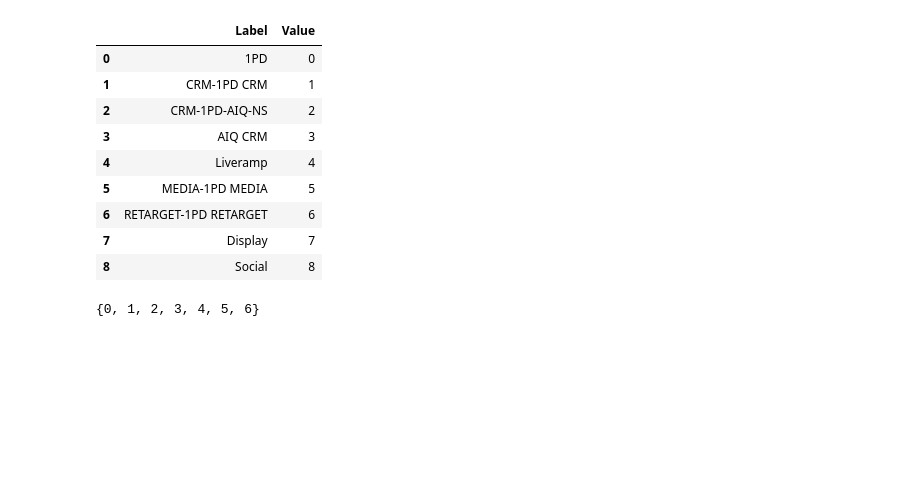
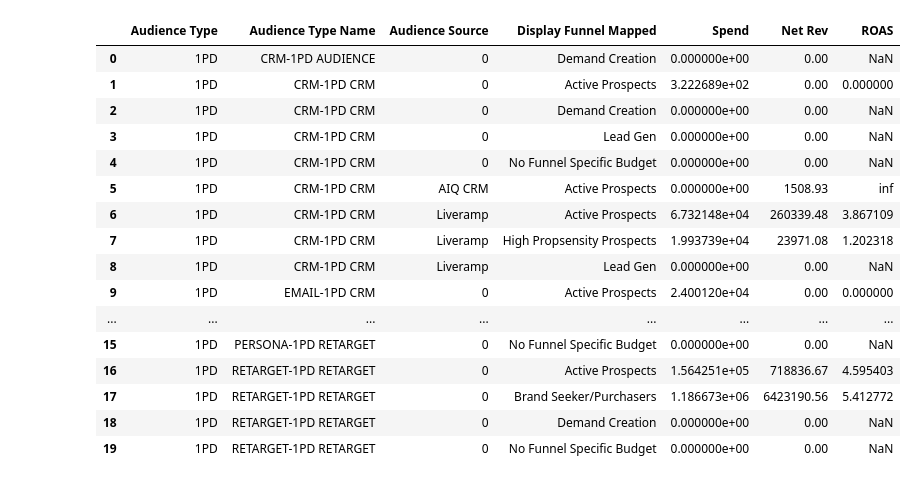
Before and after one commit to 0xrsfagundes/File-Manipulation, a Jupyter notebook: AIQ BVA/Sankey Diagram - AIQ Value.ipynb, the cells around one changed output. Drawn from its saved outputs; the diff is of its cells as text; code cells hidden in the pictures; blank space fills up the shorter version.

```diff
--- a/AIQ BVA/Sankey Diagram - AIQ Value.ipynb
+++ b/AIQ BVA/Sankey Diagram - AIQ Value.ipynb
@@ -34,7 +34,7 @@ folder_path = r'C:\Users\Rafael_Fagundes\Downloads\compiled_data.csv'
 
 df = pd.read_csv(folder_path, encoding='utf-8')
 
-df = df[(df['BU'] == 'B2B')
+df = df[(df['BU'] == 'CSB')
             & (df['Fiscal Quarter'] == '2024-Q3')
             & (df['Country_x'] == 'United States')
             & (df['Audience Type'] == '1PD')]
@@ -174,20 +174,25 @@ fig.update_layout(title_text='title')
 fig.show()
 # %% [output]
 [interactive output not drawn]
-# %%
-mapping_df
-# %% [output]
-|  | Label | Value |
-| 0 | 1PD | 0 |
-| 1 | CRM-1PD CRM | 1 |
-| 2 | CRM-1PD-AIQ-NS | 2 |
-| 3 | AIQ CRM | 3 |
-| 4 | Liveramp | 4 |
-| 5 | MEDIA-1PD MEDIA | 5 |
-| 6 | RETARGET-1PD RETARGET | 6 |
-| 7 | Display | 7 |
-| 8 | Social | 8 |
-# %%
-set(source)
-# %% [output]
-{0, 1, 2, 3, 4, 5, 6}
+# %%
+details = df.groupby(['Audience Type', 'Audience Type Name', 'Audience Source','Display Funnel Mapped'])[['Spend','Net Rev']].sum().reset_index()
+details['ROAS'] = details['Net Rev'] / details['Spend']
+details
+# %% [output]
+|  | Audience Type | Audience Type Name | Audience Source | Display Funnel Mapped | Spend | Net Rev | ROAS |
+| 0 | 1PD | CRM-1PD AUDIENCE | 0 | Demand Creation | 0.000000e+00 | 0.00 | NaN |
+| 1 | 1PD | CRM-1PD CRM | 0 | Active Prospects | 3.222689e+02 | 0.00 | 0.000000 |
+| 2 | 1PD | CRM-1PD CRM | 0 | Demand Creation | 0.000000e+00 | 0.00 | NaN |
+| 3 | 1PD | CRM-1PD CRM | 0 | Lead Gen | 0.000000e+00 | 0.00 | NaN |
+| 4 | 1PD | CRM-1PD CRM | 0 | No Funnel Specific Budget | 0.000000e+00 | 0.00 | NaN |
+| 5 | 1PD | CRM-1PD CRM | AIQ CRM | Active Prospects | 0.000000e+00 | 1508.93 | inf |
+| 6 | 1PD | CRM-1PD CRM | Liveramp | Active Prospects | 6.732148e+04 | 260339.48 | 3.867109 |
+| 7 | 1PD | CRM-1PD CRM | Liveramp | High Propsensity Prospects | 1.993739e+04 | 23971.08 | 1.202318 |
+| 8 | 1PD | CRM-1PD CRM | Liveramp | Lead Gen | 0.000000e+00 | 0.00 | NaN |
+| 9 | 1PD | EMAIL-1PD CRM | 0 | Active Prospects | 2.400120e+04 | 0.00 | 0.000000 |
+| ... | ... | ... | ... | ... | ... | ... | ... |
+| 15 | 1PD | PERSONA-1PD RETARGET | 0 | No Funnel Specific Budget | 0.000000e+00 | 0.00 | NaN |
+| 16 | 1PD | RETARGET-1PD RETARGET | 0 | Active Prospects | 1.564251e+05 | 718836.67 | 4.595403 |
+| 17 | 1PD | RETARGET-1PD RETARGET | 0 | Brand Seeker/Purchasers | 1.186673e+06 | 6423190.56 | 5.412772 |
+| 18 | 1PD | RETARGET-1PD RETARGET | 0 | Demand Creation | 0.000000e+00 | 0.00 | NaN |
+| 19 | 1PD | RETARGET-1PD RETARGET | 0 | No Funnel Specific Budget | 0.000000e+00 | 0.00 | NaN |
```
Also changed, not shown: 2 other files.
